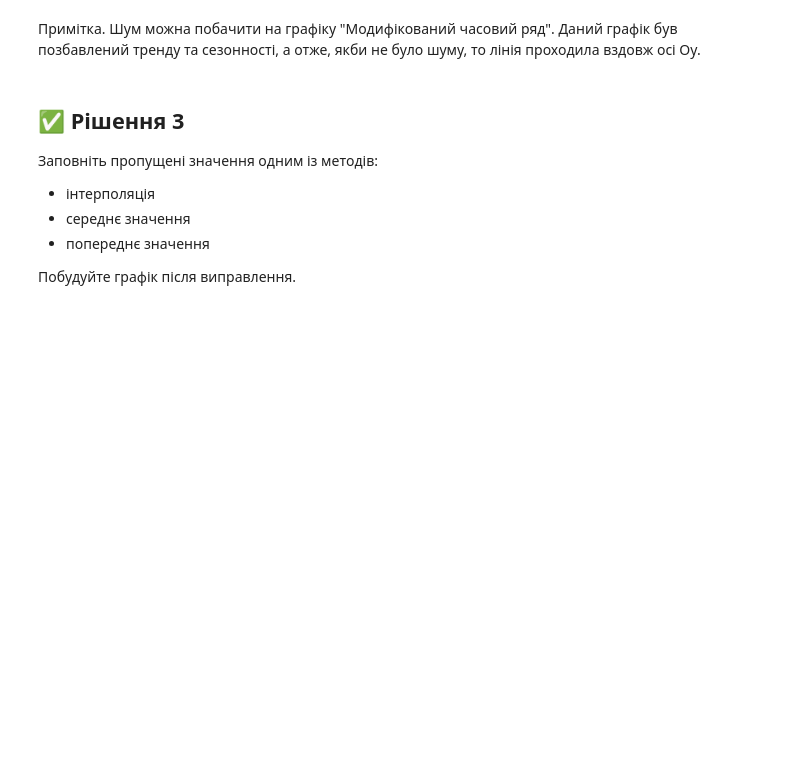
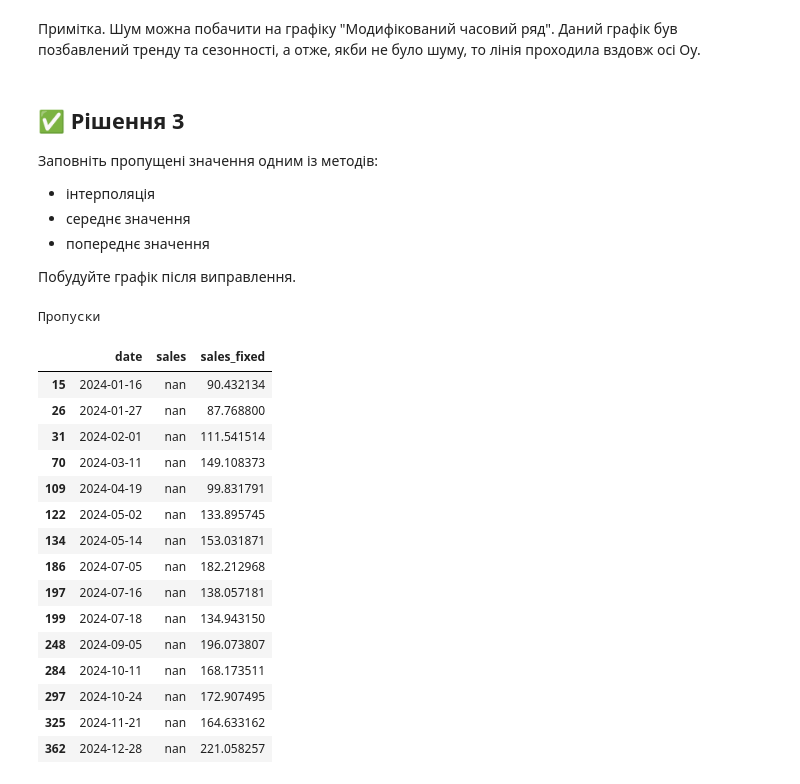
Before and after one commit to BogdanPinchuk/DataScience-PBY_HW15, a Jupyter notebook: Bohdan_Pinchuk_DS_HW15.ipynb, the cells around one changed output. Drawn from its saved outputs; the diff is of its cells as text; code cells hidden in the pictures; blank space fills up the shorter version.

```diff
--- a/Bohdan_Pinchuk_DS_HW15.ipynb
+++ b/Bohdan_Pinchuk_DS_HW15.ipynb
@@ -625,3 +625,39 @@ if n_outliers > 0:
 * попереднє значення
 
 Побудуйте графік після виправлення.
+# %%
+# Filling in the missing
+
+# Input data
+
+# Solution
+df["sales_fixed"] = (df["sales"]
+                     .interpolate(method="linear", limit_area="inside")  # заповнення в середині
+                     .bfill()  # заповнення на початку першим значенням
+                     .ffill())  # заповнення на кінці останнім значенням
+
+data_set = df
+
+empties_df = data_set[data_set.isna().any(axis=1)].drop("outlier", axis=1)
+
+# Print results
+display(empties_df.style.set_caption("Заповнення пропусків").
+        format({"date": lambda t: t.strftime("%Y-%m-%d")}))
+# %% [output]
+Пропуски
+|  | date | sales | sales_fixed |
+| 15 | 2024-01-16 | nan | 90.432134 |
+| 26 | 2024-01-27 | nan | 87.768800 |
+| 31 | 2024-02-01 | nan | 111.541514 |
+| 70 | 2024-03-11 | nan | 149.108373 |
+| 109 | 2024-04-19 | nan | 99.831791 |
+| 122 | 2024-05-02 | nan | 133.895745 |
+| 134 | 2024-05-14 | nan | 153.031871 |
+| 186 | 2024-07-05 | nan | 182.212968 |
+| 197 | 2024-07-16 | nan | 138.057181 |
+| 199 | 2024-07-18 | nan | 134.943150 |
+| 248 | 2024-09-05 | nan | 196.073807 |
+| 284 | 2024-10-11 | nan | 168.173511 |
+| 297 | 2024-10-24 | nan | 172.907495 |
+| 325 | 2024-11-21 | nan | 164.633162 |
+| 362 | 2024-12-28 | nan | 221.058257 |
```
Also changed, not shown: parts of 2 cells of this notebook.
